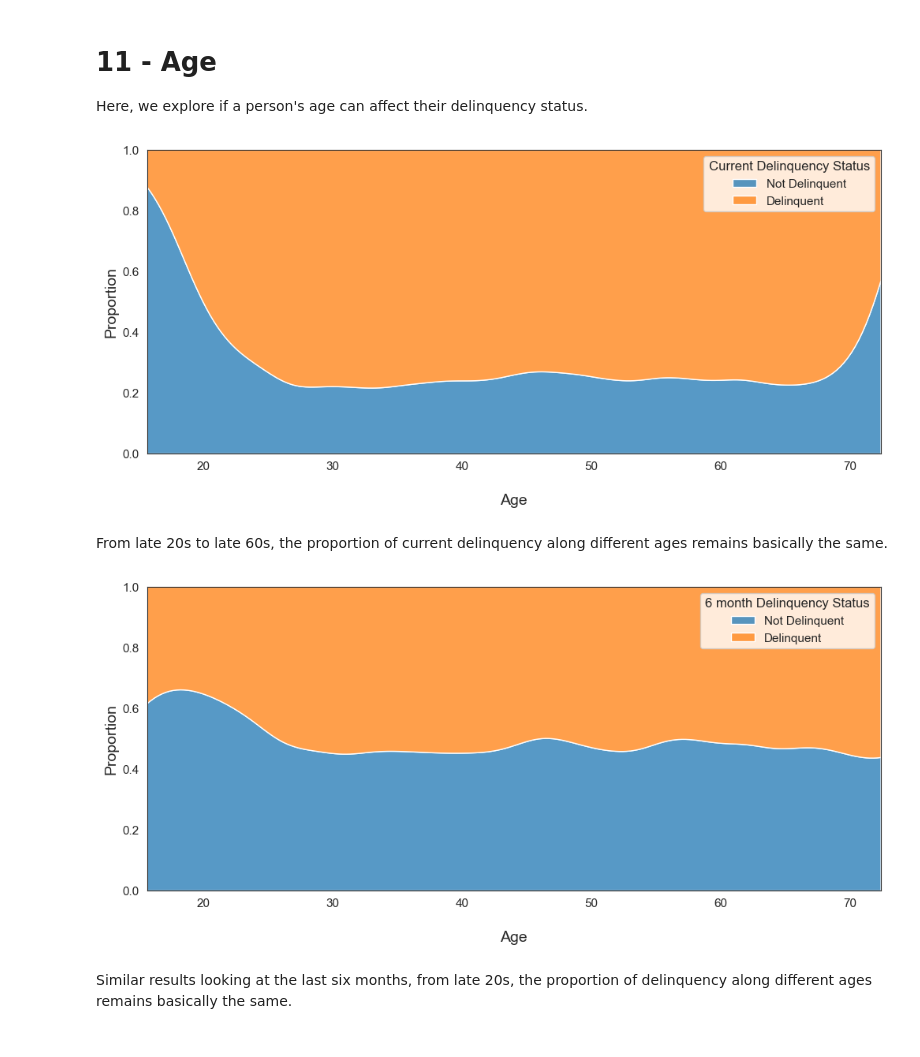
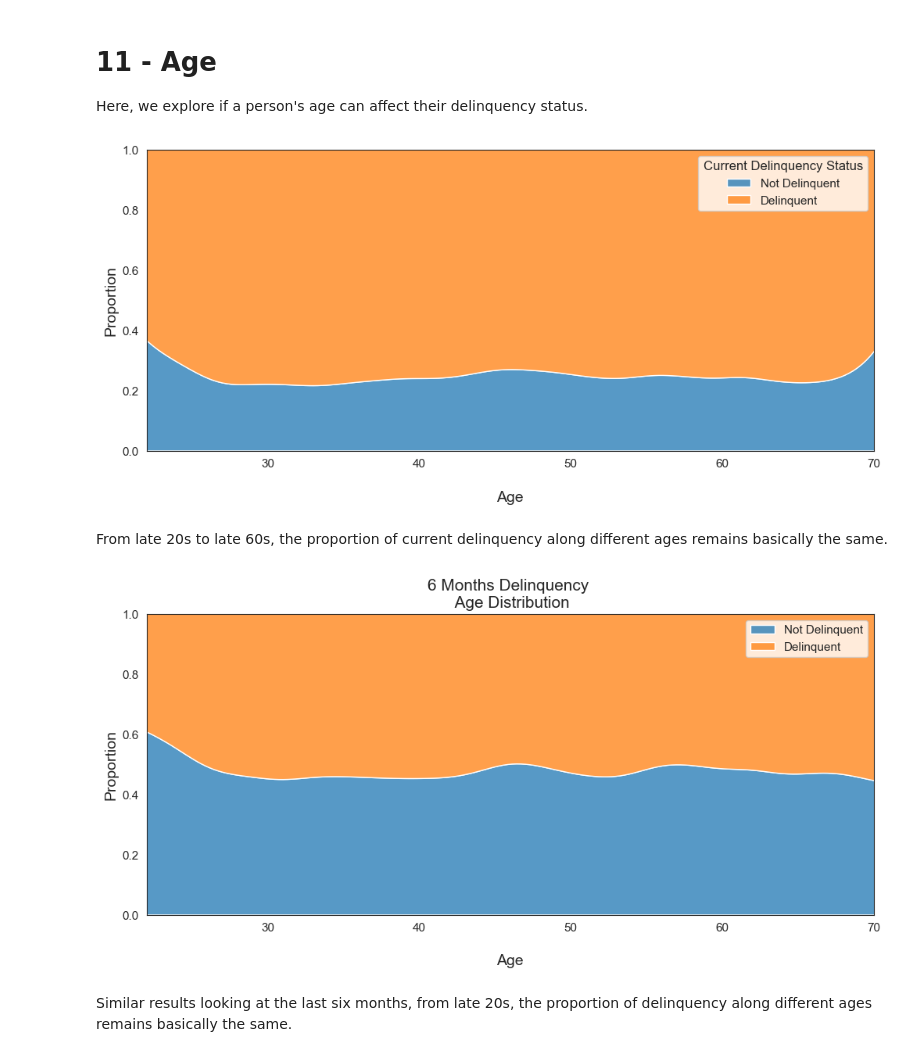
Before and after one commit to gabrielafichtner/credit-card-delinquency, a Jupyter notebook: Notebooks/03 - EDA cleaned data.ipynb, the cells around one changed output. Drawn from its saved outputs; the diff is of its cells as text; code cells hidden in the pictures.

Commit message:
graphs changes in eda

```diff
--- a/Notebooks/03 - EDA cleaned data.ipynb
+++ b/Notebooks/03 - EDA cleaned data.ipynb
@@ -397,29 +388,32 @@ plt.legend(title="Current Delinquency Status",
            fontsize=11,
            title_fontsize=12)
 plt.xlabel('\nAge', fontsize=14)
+plt.xlim(22, 70)
 plt.ylabel('Proportion', fontsize=14)
 plt.xticks(rotation=0, fontsize=11)
 plt.yticks(fontsize=11)
 plt.savefig('../Images/current-delinquency-vs-age.png', dpi=300);
 # %% [output]
-[figure, old version]
+[figure, new version]
 # %% [markdown]
 From late 20s to late 60s, the proportion of current delinquency along different ages remains basically the same.
 # %%
 plt.figure(figsize=(12, 5))
 sns.kdeplot(data=train, x="age", hue="6mo_delinquency", multiple="fill", legend=True, palette=['#ff7f0e', '#1f77b4'])
 
-plt.legend(title="6 month Delinquency Status",
+plt.legend(
            labels=["Not Delinquent", "Delinquent"],
            loc="best",
            fontsize=11,
            title_fontsize=12)
+plt.title("6 Months Delinquency \n Age Distribution", fontsize=15)
 plt.xlabel('\nAge', fontsize=14)
 plt.ylabel('Proportion', fontsize=14)
+plt.xlim(22, 70)
 plt.xticks(rotation=0, fontsize=11)
 plt.yticks(fontsize=11)
 plt.savefig('../Images/6mo-delinquency-vs-age.png', dpi=300);
 # %% [output]
-[figure, old version]
+[figure, new version]
 # %% [markdown]
 Similar results looking at the last six months, from late 20s, the proportion of delinquency along different ages remains basically the same.
```
Also changed, not shown: parts of 6 cells of this notebook, 8 other files.
